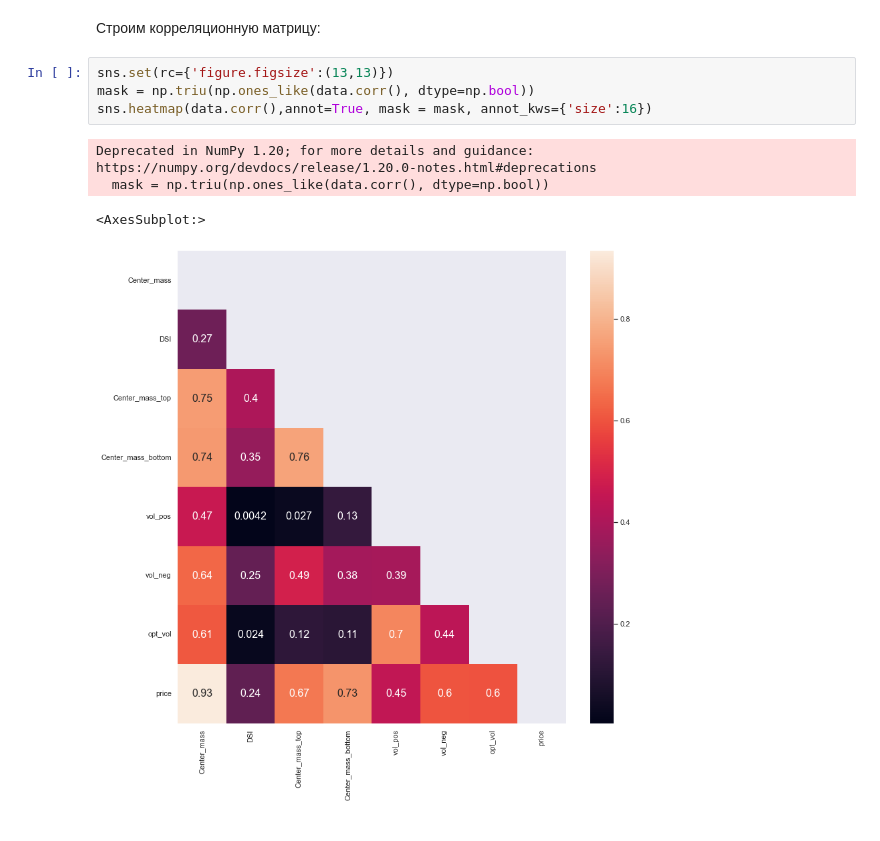
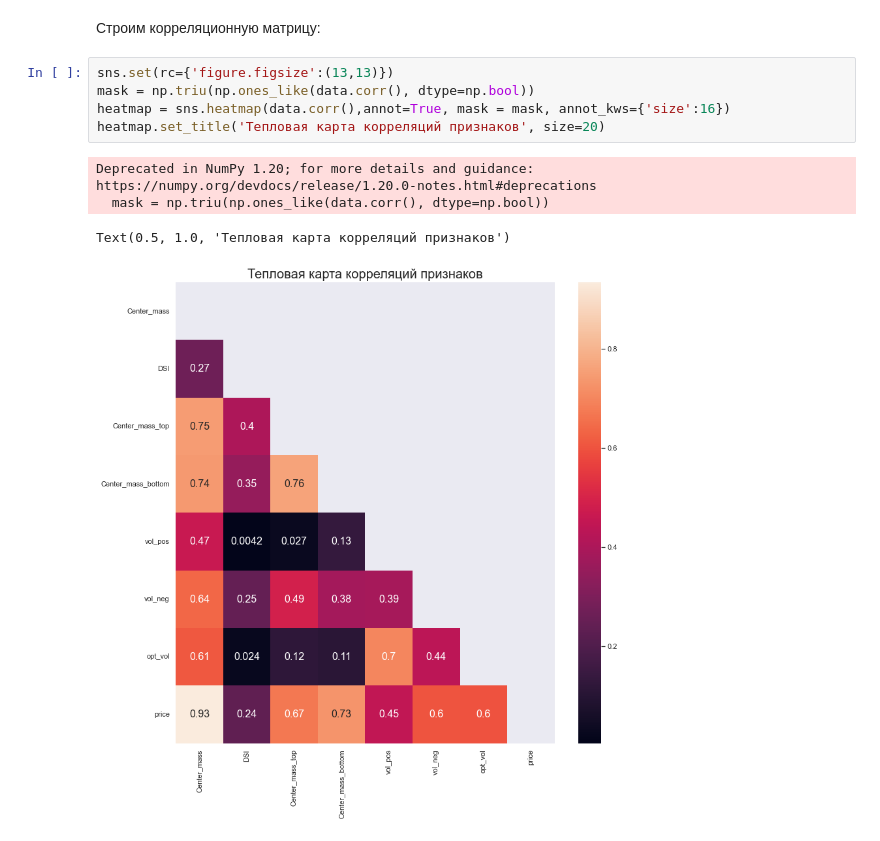
Before and after one commit to Ruslan-Uoleran/using, a Jupyter notebook: main.ipynb, the cells around one changed output. Drawn from its saved outputs; the diff is of its cells as text.

```diff
--- a/main.ipynb
+++ b/main.ipynb
@@ -30,9 +32,10 @@ data
 # %%
 sns.set(rc={'figure.figsize':(13,13)})
 mask = np.triu(np.ones_like(data.corr(), dtype=np.bool))
-sns.heatmap(data.corr(),annot=True, mask = mask, annot_kws={'size':16})
+heatmap = sns.heatmap(data.corr(),annot=True, mask = mask, annot_kws={'size':16})
+heatmap.set_title('Тепловая карта корреляций признаков', size=20)
 # %% [output]
 Deprecated in NumPy 1.20; for more details and guidance: https://numpy.org/devdocs/release/1.20.0-notes.html#deprecations
   mask = np.triu(np.ones_like(data.corr(), dtype=np.bool))
-<AxesSubplot:>
+Text(0.5, 1.0, 'Тепловая карта корреляций признаков')
-[figure, old version]
+[figure, new version]
```
Also changed, not shown: parts of 1 cell of this notebook.
